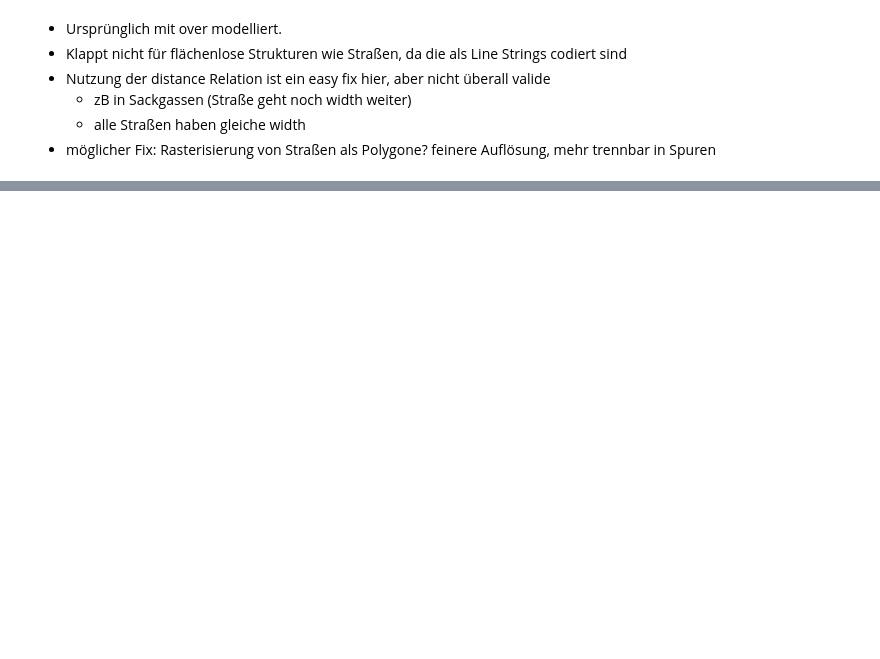
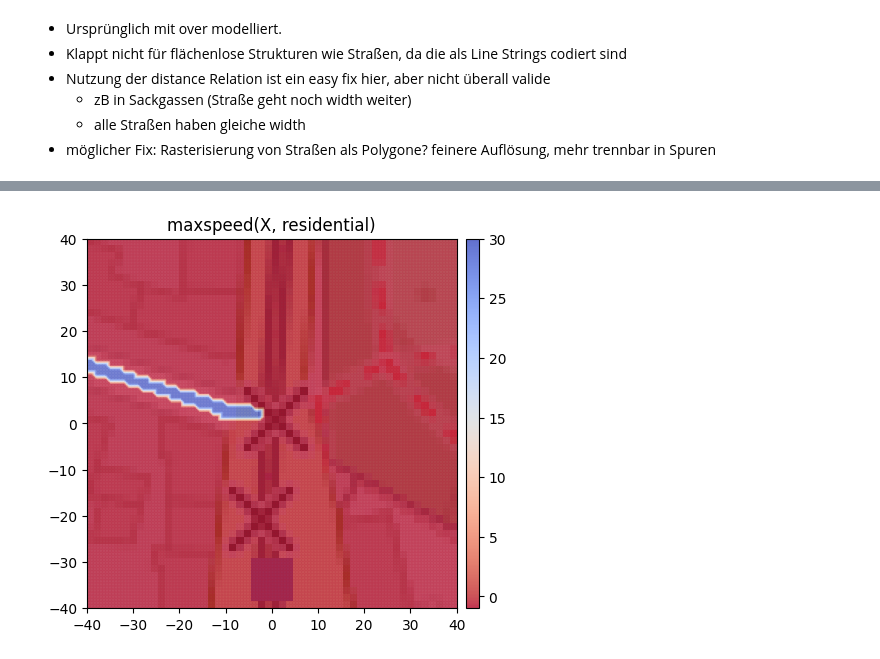
Before and after one commit to orthographiepro/ProMis, a Jupyter notebook: ground-mobility/ground-promis-clean.ipynb, the cells around one changed output, grey strips where cells are left out. Saved outputs shown, nothing was run; the diff lists cells and outputs as text; code cells hidden in the pictures; blank space fills up the shorter version.

```diff
--- a/ground-mobility/ground-promis-clean.ipynb
+++ b/ground-mobility/ground-promis-clean.ipynb
@@ -86,9 +198,11 @@ if not Path(f"data/uam_close.pkl").exists():
 # %%
-star_map = StaRMap(target, CartesianMap.load(f"data/uam_close.pkl"))
-star_map.initialize(support, number_of_random_maps, logic)  # This estimates all spatial relations that are relevant to the given logic
-star_map.save(f"data/star_map_close.pkl")
+# star_map = StaRMap(target, CartesianMap.load(f"data/uam_close.pkl"))
+# star_map.initialize(support, number_of_random_maps, logic)  # This estimates all spatial relations that are relevant to the given logic
+# star_map.save(f"data/star_map_close.pkl")
+
+star_map = StaRMap.load(f"data/star_map_close.pkl")
 
 # Solve the mission area with ProMis
 promis = ProMis(StaRMap.load(f"data/star_map_close.pkl"))
-landscape = promis.solve(support, logic, n_jobs=4, batch_size=1)
+landscape = promis.solve(support, logic, n_jobs=4, batch_size=1, print_first=True, show_progress=True)
 landscape.save(f"data/landscape_close.pkl")
@@ -102,0 +246,10 @@ plt.show()
+# %%
+rel, loc_type = "maxspeed", "residential"
+sec_params = star_map.get(rel, loc_type).parameters
+image = sec_params.scatter(value_index=0, s=0.4, plot_basemap=True, alpha=0.5, cmap="coolwarm_r")
+cbar = plt.colorbar(image, aspect=30, pad=0.02)
+cbar.solids.set(alpha=0.8)
+plt.title(f"{rel}(X, {loc_type})")
+pass
+# %% [output]
+[figure, added]
```
Also changed, not shown: parts of 14 cells of this notebook, 5 other files.
